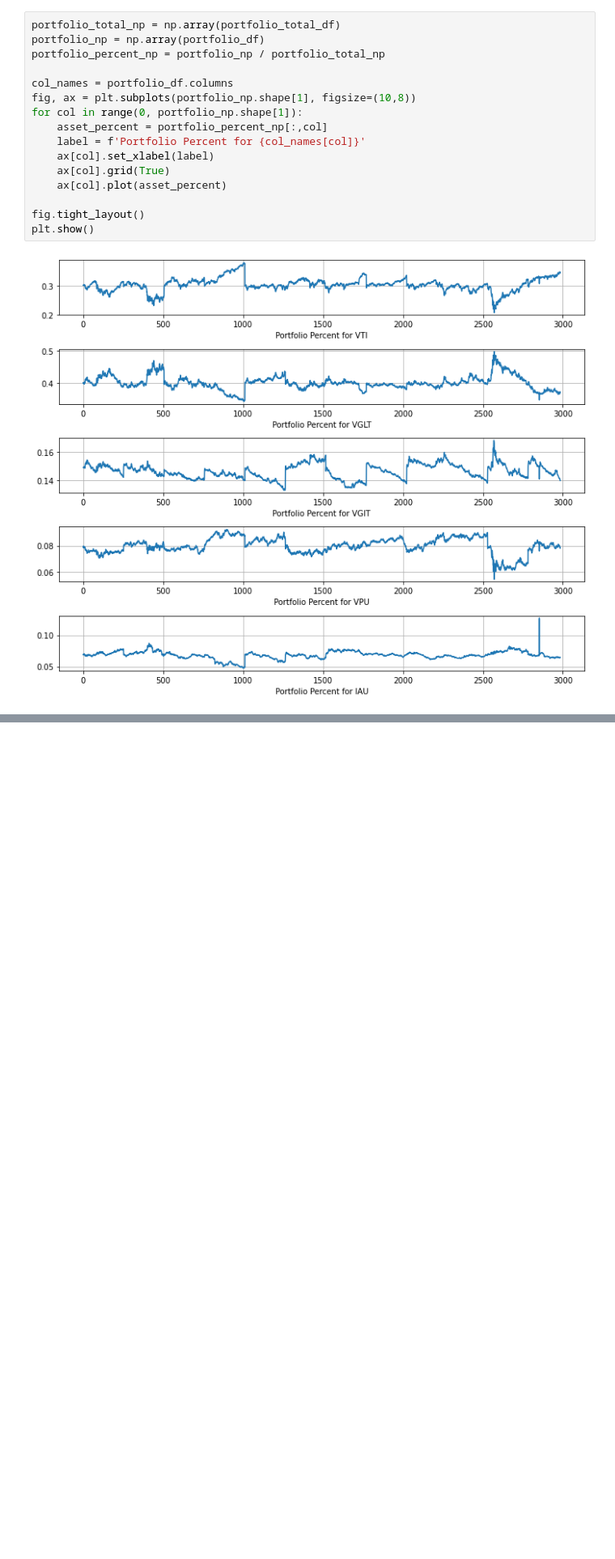
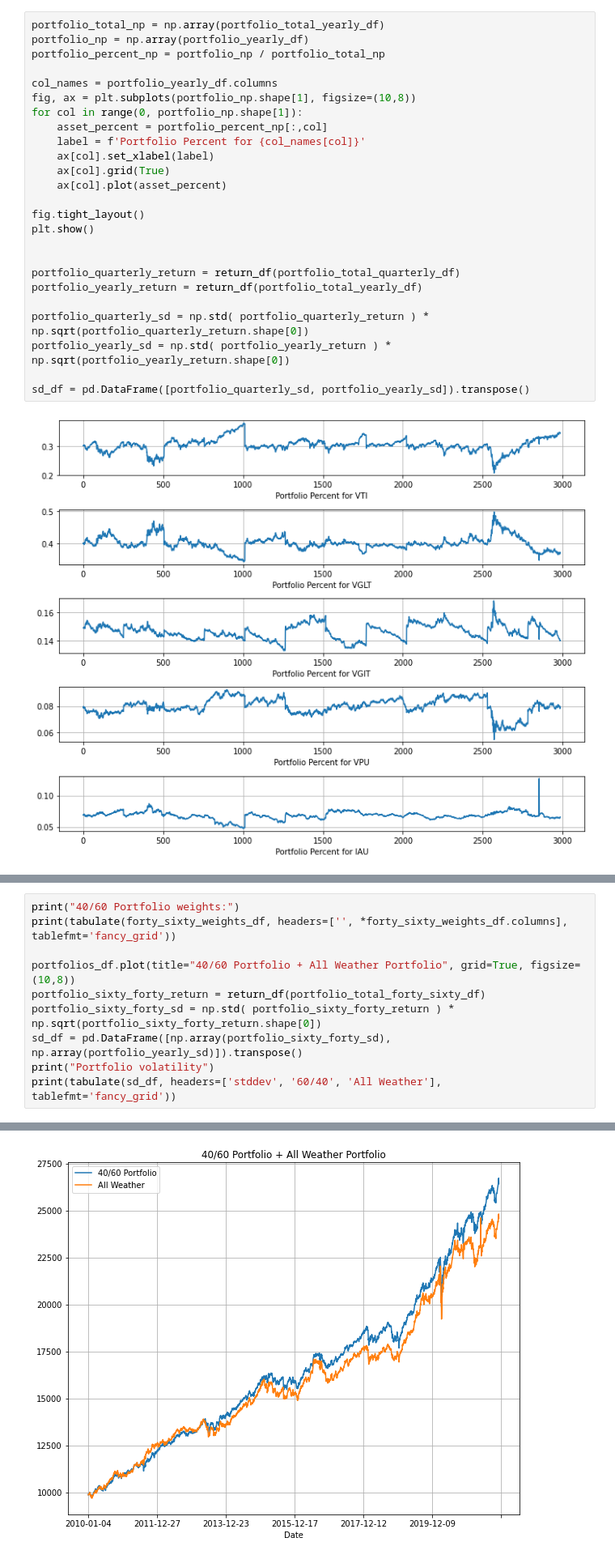
Before and after one commit to IanLKaplan/all_weather_portfolio, a Jupyter notebook: all_weather_portfolio.ipynb, the cells around one changed output, grey strips where cells are left out. Shown at 81% size. Cells and saved outputs as stored; diff of their text form; blank space fills up the shorter version.

```diff
--- a/all_weather_portfolio.ipynb
+++ b/all_weather_portfolio.ipynb
@@ -1183,11 +1172,11 @@ is relatively stable.  With the higher portfolio yield and reasonable market per
 yearly rebalancing is a better choice than quarterly rebalancing.
 </p>
 # %%
-portfolio_total_np = np.array(portfolio_total_df)
-portfolio_np = np.array(portfolio_df)
+portfolio_total_np = np.array(portfolio_total_yearly_df)
+portfolio_np = np.array(portfolio_yearly_df)
 portfolio_percent_np = portfolio_np / portfolio_total_np
 
-col_names = portfolio_df.columns
+col_names = portfolio_yearly_df.columns
 fig, ax = plt.subplots(portfolio_np.shape[1], figsize=(10,8))
 for col in range(0, portfolio_np.shape[1]):
     asset_percent = portfolio_percent_np[:,col]
@@ -1198,5 +1187,14 @@ for col in range(0, portfolio_np.shape[1]):
 
 fig.tight_layout()
 plt.show()
+
+
+portfolio_quarterly_return = return_df(portfolio_total_quarterly_df)
+portfolio_yearly_return = return_df(portfolio_total_yearly_df)
+
+portfolio_quarterly_sd = np.std( portfolio_quarterly_return ) * np.sqrt(portfolio_quarterly_return.shape[0])
+portfolio_yearly_sd = np.std( portfolio_yearly_return ) * np.sqrt(portfolio_yearly_return.shape[0])
+
+sd_df = pd.DataFrame([portfolio_quarterly_sd, portfolio_yearly_sd]).transpose()
 # %% [output]
 [figure]
@@ -1202,0 +1296,11 @@ plt.show()
+# %%
+print("40/60 Portfolio weights:")
+print(tabulate(forty_sixty_weights_df, headers=['', *forty_sixty_weights_df.columns], tablefmt='fancy_grid'))
+
+portfolios_df.plot(title="40/60 Portfolio + All Weather Portfolio", grid=True, figsize=(10,8))
+portfolio_sixty_forty_return = return_df(portfolio_total_forty_sixty_df)
+portfolio_sixty_forty_sd = np.std( portfolio_sixty_forty_return ) * np.sqrt(portfolio_sixty_forty_return.shape[0])
+sd_df = pd.DataFrame([np.array(portfolio_sixty_forty_sd), np.array(portfolio_yearly_sd)]).transpose()
+print("Portfolio volatility")
+print(tabulate(sd_df, headers=['stddev', '60/40', 'All Weather'], tablefmt='fancy_grid'))
+# %% [output]
@@ -1203,3 +1319,4 @@ plt.show()
+[figure, added]
 # %% [markdown]
 <h3>
 Sharp Ratio
```
Also changed, not shown: parts of 29 cells of this notebook, 1 other file.
